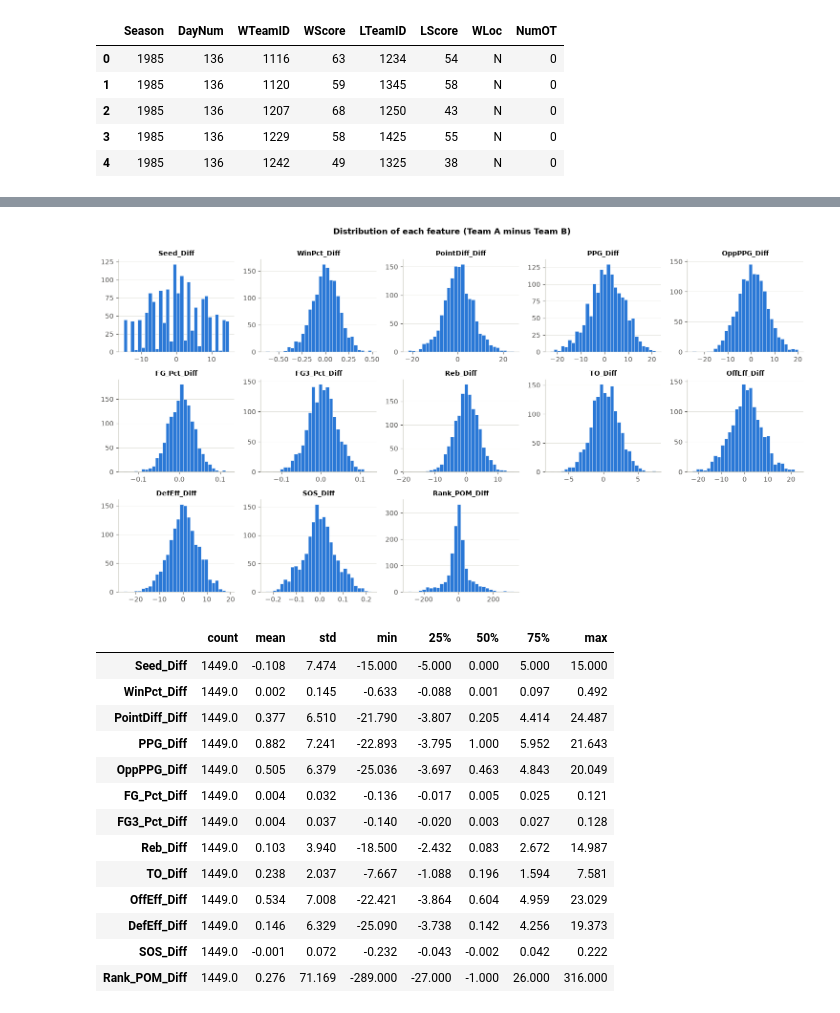
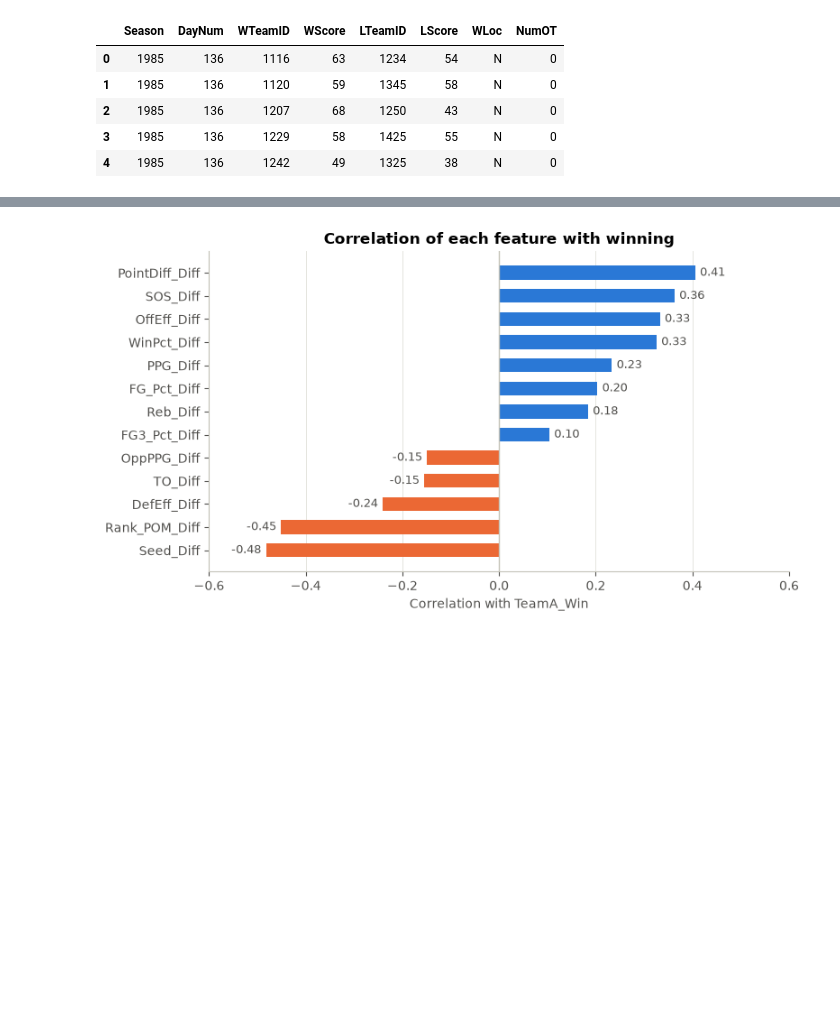
Before and after one commit to siennaperez/CIS4930-Predicting-NCAA-Brackets, a Jupyter notebook: march_madness.ipynb, the cells around one changed output, grey strips where cells are left out. Drawn from its saved outputs; the diff is of its cells as text; code cells hidden in the pictures; blank space fills up the shorter version.

```diff
--- a/march_madness.ipynb
+++ b/march_madness.ipynb
@@ -44,22 +42,18 @@ import seaborn as sns
 from sklearn.preprocessing import StandardScaler
 from sklearn.linear_model import LogisticRegression
 from sklearn.ensemble import RandomForestClassifier
-from sklearn.model_selection import GroupKFold, GridSearchCV, validation_curve, learning_curve
-from sklearn.metrics import accuracy_score, log_loss, precision_score, recall_score, f1_score
+from sklearn.model_selection import GroupKFold, GridSearchCV, cross_val_score, validation_curve
+from sklearn.metrics import accuracy_score, log_loss
 
 import warnings
 warnings.filterwarnings("ignore")
 
 SEED = 42
-
-# Plot style
-BLUE, ORANGE, AQUA = "#2a78d6", "#eb6834", "#1baf7a"
-GRAY = "#898781"
+BLUE, ORANGE, AQUA, GRAY = "#2a78d6", "#eb6834", "#1baf7a", "#898781"
 plt.rcParams.update({
-    "figure.dpi": 100,
-    "axes.spines.top": False, "axes.spines.right": False,
-    "axes.edgecolor": "#c3c2b7", "axes.grid": True, "grid.color": "#e1e0d9", "grid.linewidth": 0.6,
-    "axes.axisbelow": True, "axes.titleweight": "bold", "axes.titlesize": 12,
+    "axes.spines.top": False, "axes.spines.right": False, "axes.edgecolor": "#c3c2b7",
+    "axes.grid": True, "grid.color": "#e1e0d9", "grid.linewidth": 0.6, "axes.axisbelow": True,
+    "axes.titleweight": "bold", "axes.titlesize": 12,
     "xtick.color": "#52514e", "ytick.color": "#52514e", "axes.labelcolor": "#52514e",
 })
 # %%
@@ -371,29 +291,18 @@ About **29%** of games with different seeds are upsets, but the rate swings from
 # %%
-fig, axes = plt.subplots(3, 5, figsize=(15, 8))
-for ax, col in zip(axes.flat, feature_cols):
-    ax.hist(data[col], bins=30, color=BLUE, edgecolor="white", linewidth=0.5)
-    ax.set_title(col, fontsize=10)
-    ax.grid(axis="x", visible=False)
-for ax in axes.flat[len(feature_cols):]:
-    ax.axis("off")
-fig.suptitle("Distribution of each feature (Team A minus Team B)", fontweight="bold", y=1.0)
+corr_target = data[feature_cols].corrwith(data.TeamA_Win).sort_values()
+
+fig, ax = plt.subplots(figsize=(8, 4.5))
+ax.barh(corr_target.index, corr_target.values, height=0.6,
+        color=[ORANGE if v < 0 else BLUE for v in corr_target.values])
+ax.axvline(0, color="#c3c2b7", lw=1)
+for i, v in enumerate(corr_target.values):
+    ax.text(v + (0.01 if v >= 0 else -0.01), i, f"{v:.2f}", va="center",
+            ha="left" if v >= 0 else "right", fontsize=9, color="#52514e")
+ax.set_xlim(-0.6, 0.6)
+ax.set_xlabel("Correlation with TeamA_Win")
+ax.set_title("Correlation of each feature with winning")
+ax.grid(axis="y", visible=False)
 plt.tight_layout()
 plt.show()
-
-data[feature_cols].describe().T.round(3)
 # %% [output]
-[figure, old version]
+[figure, new version]
-|  | count | mean | std | min | 25% | 50% | 75% | max |
-| Seed_Diff | 1449.0 | -0.108 | 7.474 | -15.000 | -5.000 | 0.000 | 5.000 | 15.000 |
-| WinPct_Diff | 1449.0 | 0.002 | 0.145 | -0.633 | -0.088 | 0.001 | 0.097 | 0.492 |
-| PointDiff_Diff | 1449.0 | 0.377 | 6.510 | -21.790 | -3.807 | 0.205 | 4.414 | 24.487 |
-| PPG_Diff | 1449.0 | 0.882 | 7.241 | -22.893 | -3.795 | 1.000 | 5.952 | 21.643 |
-| OppPPG_Diff | 1449.0 | 0.505 | 6.379 | -25.036 | -3.697 | 0.463 | 4.843 | 20.049 |
-| FG_Pct_Diff | 1449.0 | 0.004 | 0.032 | -0.136 | -0.017 | 0.005 | 0.025 | 0.121 |
-| FG3_Pct_Diff | 1449.0 | 0.004 | 0.037 | -0.140 | -0.020 | 0.003 | 0.027 | 0.128 |
-| Reb_Diff | 1449.0 | 0.103 | 3.940 | -18.500 | -2.432 | 0.083 | 2.672 | 14.987 |
-| TO_Diff | 1449.0 | 0.238 | 2.037 | -7.667 | -1.088 | 0.196 | 1.594 | 7.581 |
-| OffEff_Diff | 1449.0 | 0.534 | 7.008 | -22.421 | -3.864 | 0.604 | 4.959 | 23.029 |
-| DefEff_Diff | 1449.0 | 0.146 | 6.329 | -25.090 | -3.738 | 0.142 | 4.256 | 19.373 |
-| SOS_Diff | 1449.0 | -0.001 | 0.072 | -0.232 | -0.043 | -0.002 | 0.042 | 0.222 |
-| Rank_POM_Diff | 1449.0 | 0.276 | 71.169 | -289.000 | -27.000 | -1.000 | 26.000 | 316.000 |
```
Also changed, not shown: parts of 86 cells of this notebook.
